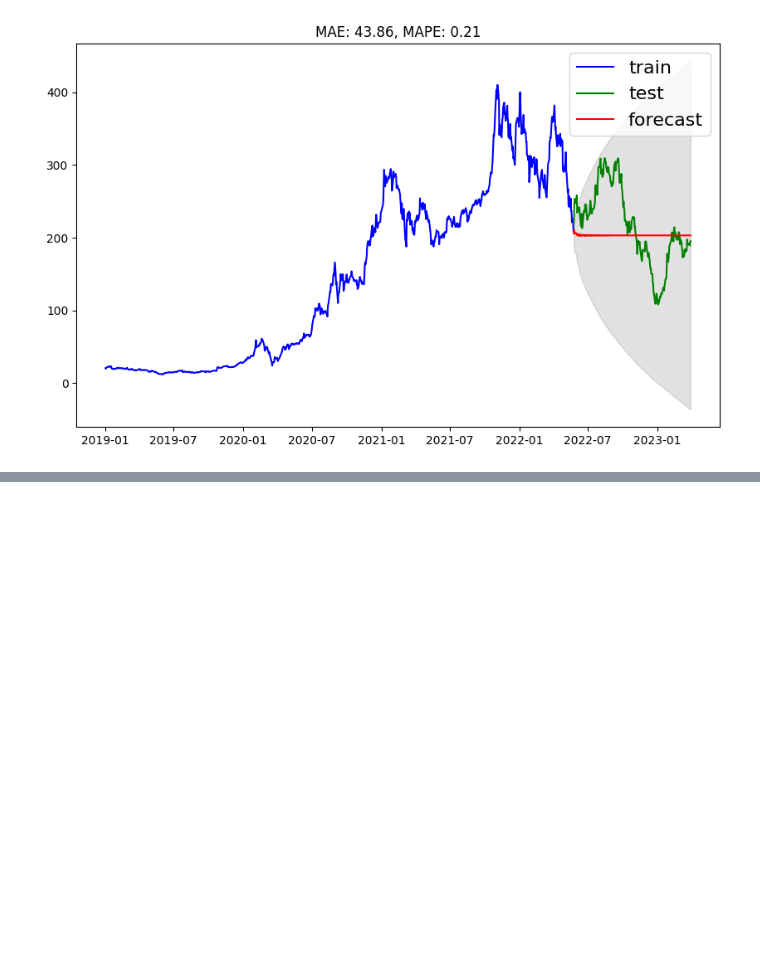
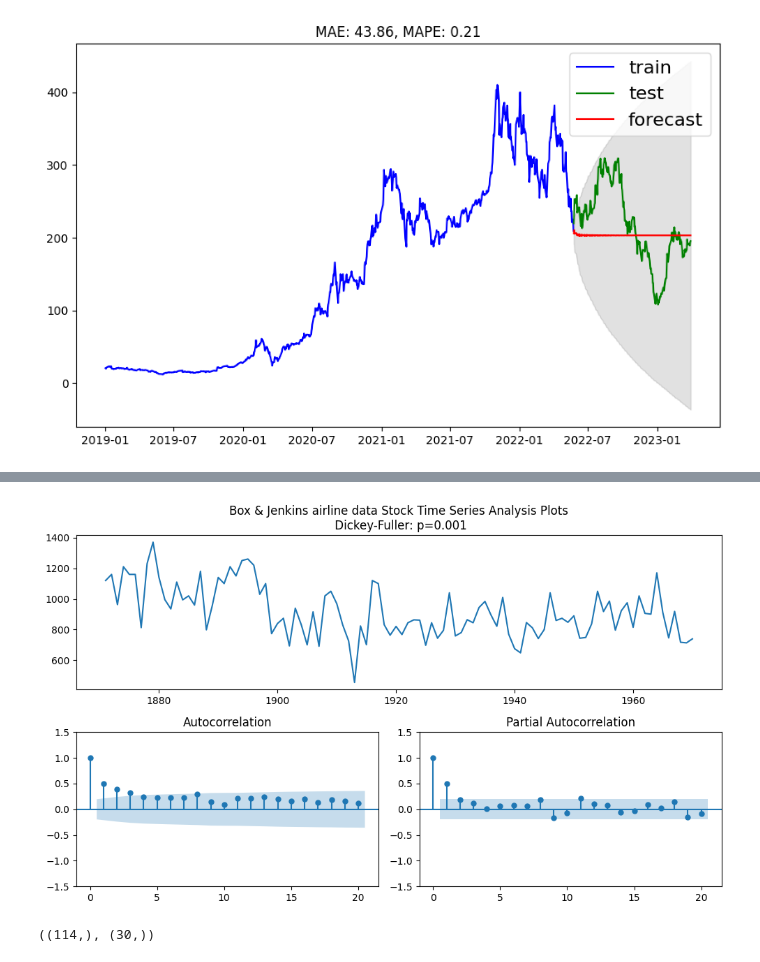
Before and after one commit to dschloe/streamlitbook-saraevan, a Jupyter notebook: ch02/step05_scikit-learn.ipynb, the cells around one changed output, grey strips where cells are left out. Saved outputs shown, nothing was run; the diff lists cells and outputs as text; code cells hidden in the pictures; blank space fills up the shorter version.

```diff
--- a/ch02/step05_scikit-learn.ipynb
+++ b/ch02/step05_scikit-learn.ipynb
@@ -182,0 +189,6 @@ plt.show()
+# %%
+from prophet import Prophet
+import statsmodels.api as sm
+airline_df = sm.datasets.get_rdataset("Nile").data
+airline_df = airline_df.set_index('time').value
+airline_df
@@ -182,0 +209,10 @@ plt.show()
+# %%
+tsplot(airline_df, tickerName = "Box & Jenkins airline data", outputname = 'output/scikit-learn05.png')
+# %% [output]
+[figure, added]
+# %%
+test_len = int(len(airline_df) * 0.3)
+train, test = ts_al.iloc[:-test_len], ts_al.iloc[-test_len:]
+train.shape, test.shape
+# %% [output]
+((114,), (30,))
```
Also changed, not shown: parts of 10 cells of this notebook, 3 other files.
